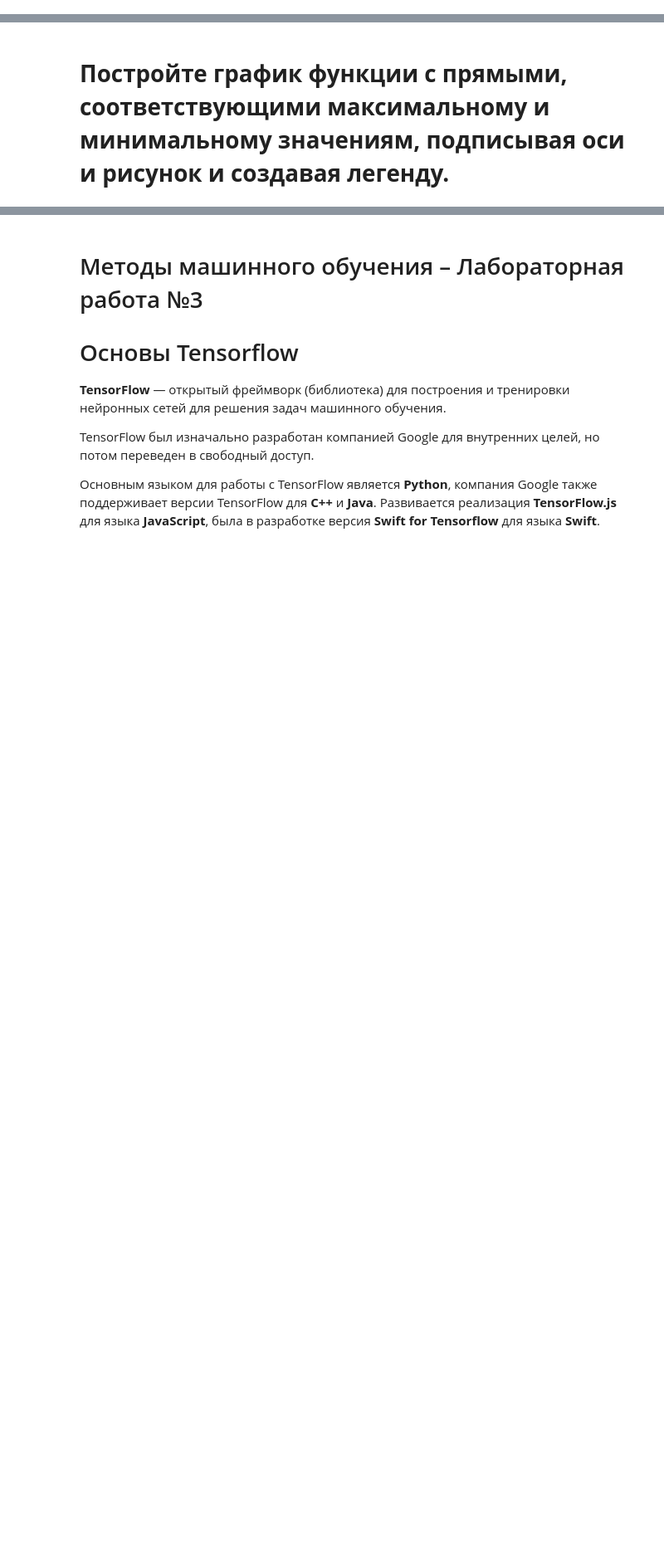
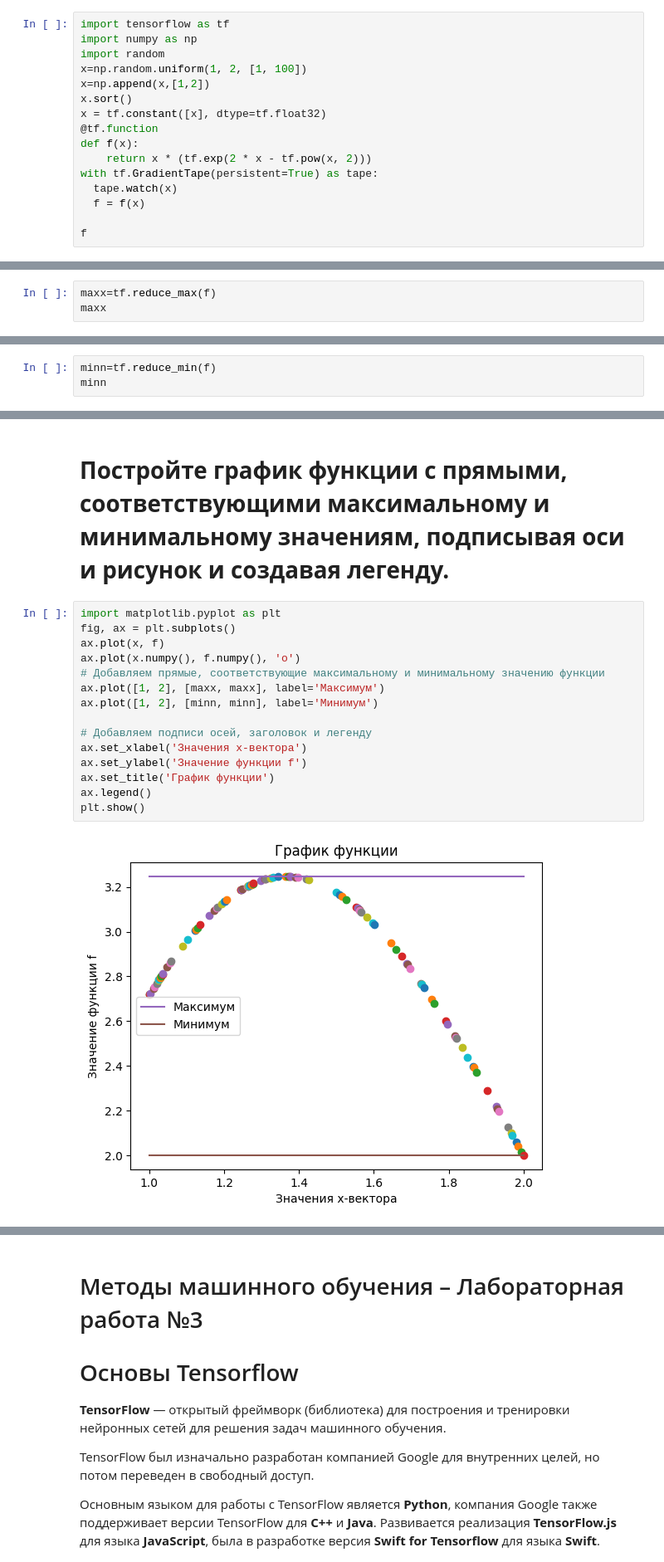
Before and after one commit to kjxeez/machine-learning, a Jupyter notebook: Tensorflow.ipynb, the cells around one changed output, grey strips where cells are left out. Shown at 83% size. Cells and saved outputs as stored; diff of their text form; blank space fills up the shorter version.

```diff
--- a/Tensorflow.ipynb
+++ b/Tensorflow.ipynb
@@ -51,0 +29,16 @@ tf.reduce_min(f_masked)
+# %%
+import tensorflow as tf
+import numpy as np
+import random
+x=np.random.uniform(1, 2, [1, 100])
+x=np.append(x,[1,2])
+x.sort()
+x = tf.constant([x], dtype=tf.float32)
+@tf.function
+def f(x):
+    return x * (tf.exp(2 * x - tf.pow(x, 2)))
+with tf.GradientTape(persistent=True) as tape:
+  tape.watch(x)
+  f = f(x)
+
+f
@@ -51,0 +65,3 @@ tf.reduce_min(f_masked)
+# %%
+maxx=tf.reduce_max(f)
+maxx
@@ -51,0 +70,3 @@ tf.reduce_min(f_masked)
+# %%
+minn=tf.reduce_min(f)
+minn
@@ -52,2 +75,19 @@ tf.reduce_min(f_masked)
 # %% [markdown]
 # __Постройте график функции с прямыми, соответствующими максимальному и минимальному значениям, подписывая оси и рисунок и создавая легенду.__
+# %%
+import matplotlib.pyplot as plt
+fig, ax = plt.subplots()
+ax.plot(x, f)
+ax.plot(x.numpy(), f.numpy(), 'o')
+# Добавляем прямые, соответствующие максимальному и минимальному значению функции
+ax.plot([1, 2], [maxx, maxx], label='Максимум')
+ax.plot([1, 2], [minn, minn], label='Минимум')
+
+# Добавляем подписи осей, заголовок и легенду
+ax.set_xlabel('Значения x-вектора')
+ax.set_ylabel('Значение функции f')
+ax.set_title('График функции')
+ax.legend()
+plt.show()
+# %% [output]
+[figure, added]
```
Also changed, not shown: parts of 35 cells of this notebook.
